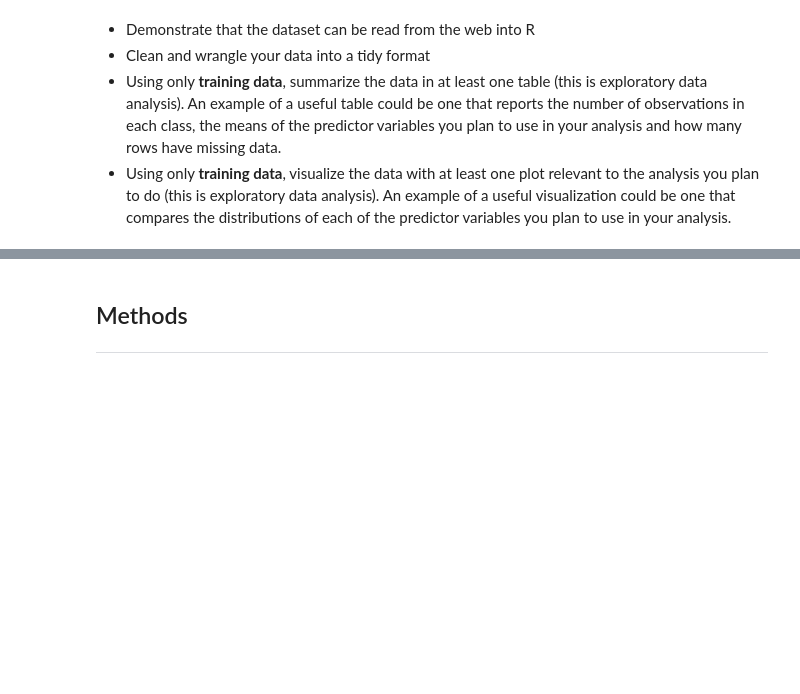
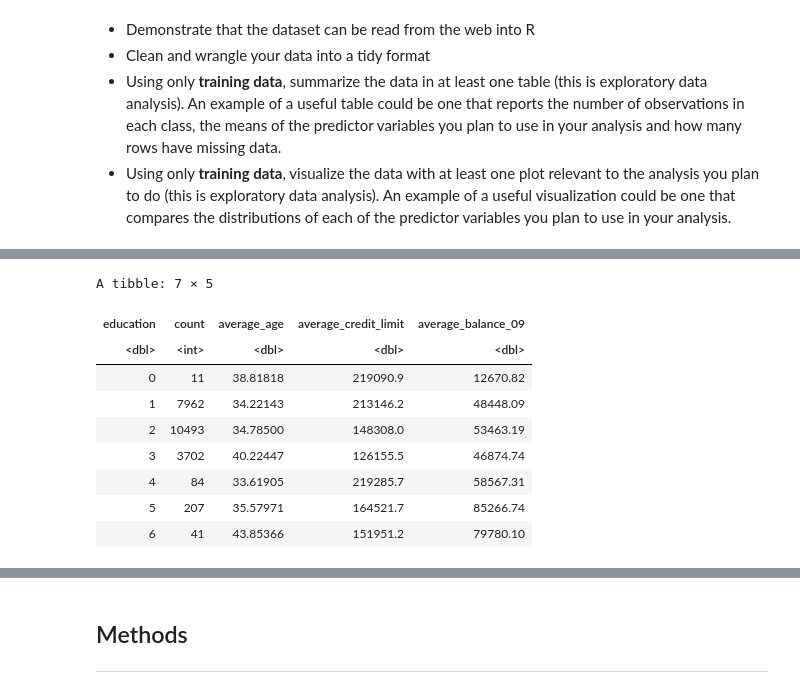
Before and after one commit to ericpien/Credit-Card-Default-Prediction, a Jupyter notebook: project_proposal.ipynb, the cells around one changed output, grey strips where cells are left out. Cells and saved outputs as stored; diff of their text form; code cells hidden in the pictures; blank space fills up the shorter version.

```diff
--- a/project_proposal.ipynb
+++ b/project_proposal.ipynb
@@ -234,0 +146,19 @@ A tibble: 2 × 15
+# %%
+credit_card_train |>
+    group_by(education) |>
+    summarize(count=n(),
+            average_age = mean(age),
+            average_credit_limit = mean(credit_limit),
+            average_balance_09 = mean(balance_09),
+            average_balance_09 = mean(balance_09))
+# %% [output]
+A tibble: 7 × 5
+| education | count | average_age | average_credit_limit | average_balance_09 |
+| <dbl> | <int> | <dbl> | <dbl> | <dbl> |
+| 0 | 11 | 38.81818 | 219090.9 | 12670.82 |
+| 1 | 7962 | 34.22143 | 213146.2 | 48448.09 |
+| 2 | 10493 | 34.78500 | 148308.0 | 53463.19 |
+| 3 | 3702 | 40.22447 | 126155.5 | 46874.74 |
+| 4 | 84 | 33.61905 | 219285.7 | 58567.31 |
+| 5 | 207 | 35.57971 | 164521.7 | 85266.74 |
+| 6 | 41 | 43.85366 | 151951.2 | 79780.10 |
```
Also changed, not shown: parts of 14 cells of this notebook.
